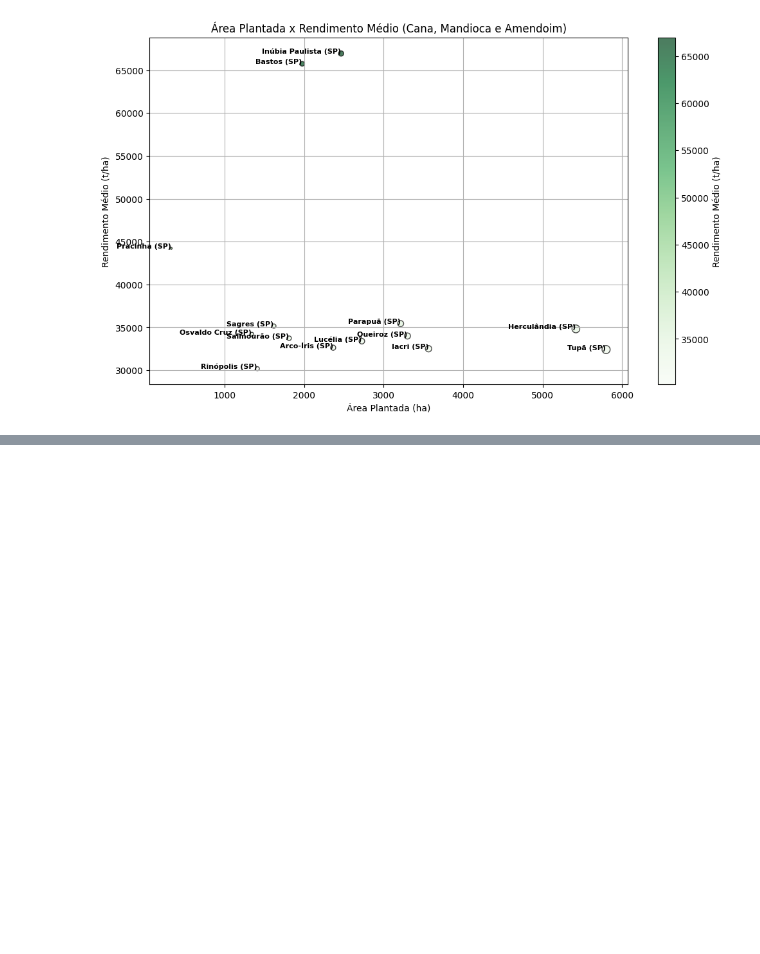
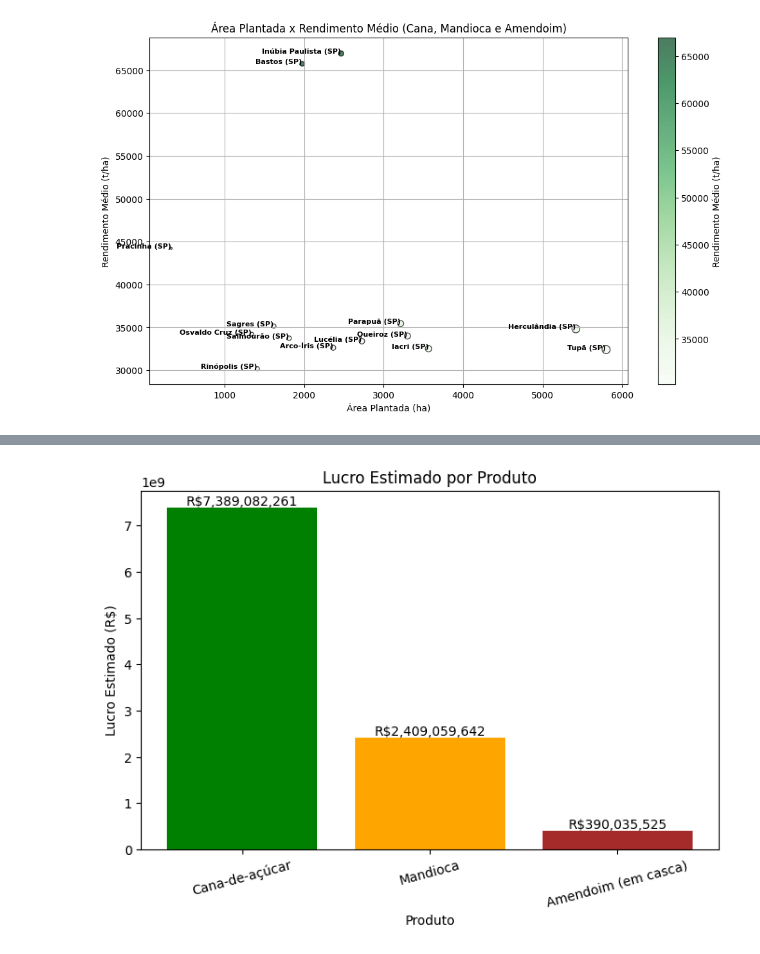
Before and after one commit to LuucasGabriel/PAM_IBGE, a Jupyter notebook: visualizando.ipynb, the cells around one changed output, grey strips where cells are left out. Drawn from its saved outputs; the diff is of its cells as text; code cells hidden in the pictures; blank space fills up the shorter version.

```diff
--- a/visualizando.ipynb
+++ b/visualizando.ipynb
@@ -284,0 +322,21 @@ plt.show()
+# %%
+
+# Lista de preços médios por produto fontes: CONAB - Companhia Nacional de Abastecimento, IBGE - Instituto Brasileiro de Geografia e Estatística
+Preco_Medio = [147, 1998, 550]
+
+# Criar DataFrame unindo quantidade, valor da produção e preço médio
+df = pd.DataFrame({
+    "Produto": prod_agrupados.index[:3],# pegando os 3 principais produtos
+    "Quantidade_Produzida(t)": prod_agrupados.values[:3],
+    "Valor_Producao(R$)": prod_agrupados2.values[:3],
+    "Preco_Medio(R$) por Tonelada": Preco_Medio
+})
+
+# Calcular receita estimada
+df["Receita_Estimada"] = df["Quantidade_Produzida(t)"] * df["Preco_Medio(R$) por Tonelada"]
+
+# Calcular lucro estimado
+df["Lucro_Estimado"] = df["Receita_Estimada"] - df["Valor_Producao(R$)"]
+
+# Mostrar resultado
+print(df)
@@ -284,0 +353,16 @@ plt.show()
+# %%
+plt.figure(figsize=(8,5))
+bars = plt.bar(df["Produto"], df["Lucro_Estimado"], color=["green", "orange", "brown"])
+plt.title("Lucro Estimado por Produto")
+plt.ylabel("Lucro Estimado (R$)")
+plt.xlabel("Produto")
+plt.xticks(rotation=15)
+
+# Adicionar os valores em cima de cada barra
+for bar in bars:
+    height = bar.get_height()
+    plt.text(bar.get_x() + bar.get_width()/2, height, f'R${height:,.0f}', ha='center', va='bottom')
+
+plt.show()
+# %% [output]
+[figure, added]
```
Also changed, not shown: parts of 12 cells of this notebook.
